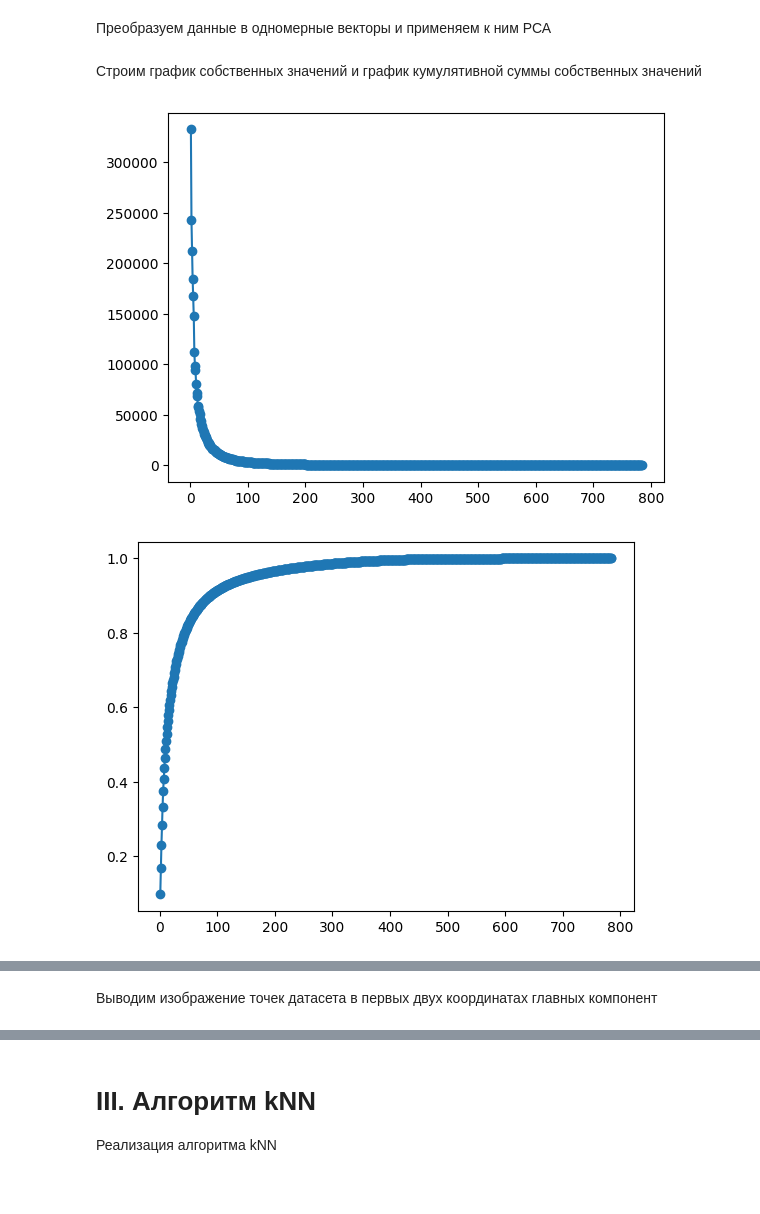
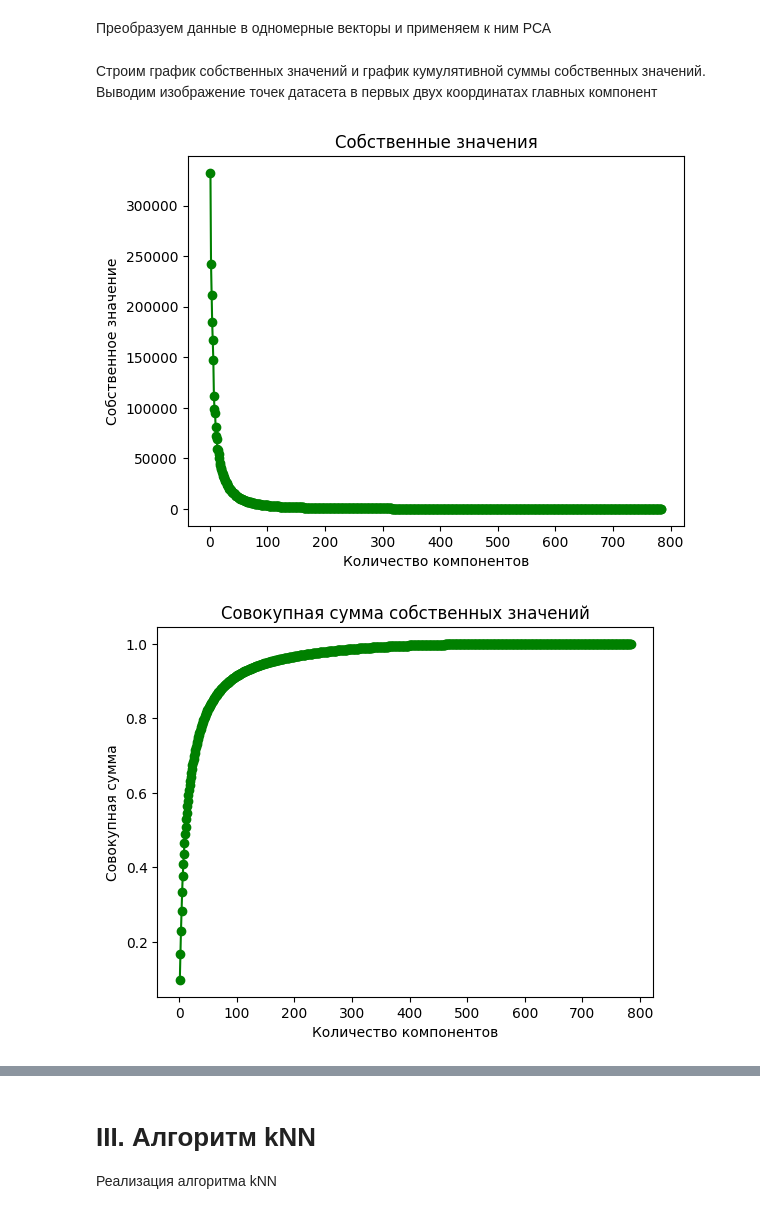
Before and after one commit to yaedavid/Spring2023Python, a Jupyter notebook: homework06/6.2 - Метод главных компонент (PCA)/6.2 Аветисян Давид Артурович НПМбд-02-20.ipynb, the cells around one changed output, grey strips where cells are left out. Saved outputs shown, nothing was run; the diff lists cells and outputs as text; code cells hidden in the pictures.

```diff
--- a/homework06/6.2 - Метод главных компонент (PCA)/6.2 Аветисян Давид Артурович НПМбд-02-20.ipynb
+++ b/homework06/6.2 - Метод главных компонент (PCA)/6.2 Аветисян Давид Артурович НПМбд-02-20.ipynb
@@ -77,14 +78,27 @@ X_test = X_test.reshape(X_test.shape[0], -1)
 pca = my_PCA(n_components = 2)
 X_train_pca = pca.fit_transform(X_train)
 # %% [markdown]
-Строим график собственных значений и график кумулятивной суммы собственных значений
+Строим график собственных значений и график кумулятивной суммы собственных значений. Выводим изображение точек датасета в первых двух координатах главных компонент
 # %%
-plt.plot(np.arange(1, 785), pca.eigenvalues, marker = 'o', linestyle = '-')
+plt.plot(np.arange(1, 785), pca.eigenvalues, marker = 'o', linestyle = '-', color = 'g')
+plt.xlabel('Количество компонентов')
+plt.ylabel('Собственное значение')
+plt.title('Собственные значения')
 plt.show()
 
 cumulative_sum = np.cumsum(pca.eigenvalues) / np.sum(pca.eigenvalues)
-plt.plot(np.arange(1, 785), cumulative_sum, marker = 'o', linestyle = '-')
+plt.plot(np.arange(1, 785), cumulative_sum, marker = 'o', linestyle = '-', color = 'g')
+plt.xlabel('Количество компонентов')
+plt.ylabel('Совокупная сумма')
+plt.title('Совокупная сумма собственных значений')
 plt.show()
+
+plt.scatter(X_train_pca[:, 0], X_train_pca[:, 1], c = y_train, cmap = 'jet')
+plt.xlabel('Основной компонент 1')
+plt.ylabel('Основной компонент 2')
+plt.title('Точки данных в первых двух основных компонентах')
+plt.colorbar()
+plt.show()
 # %% [output]
-[figure, old version]
+[figure, new version]
-[figure, old version]
+[figure, new version]
@@ -91,2 +105,0 @@ plt.show()
-# %% [markdown]
-Выводим изображение точек датасета в первых двух координатах главных компонент
```
Also changed, not shown: parts of 12 cells of this notebook.
